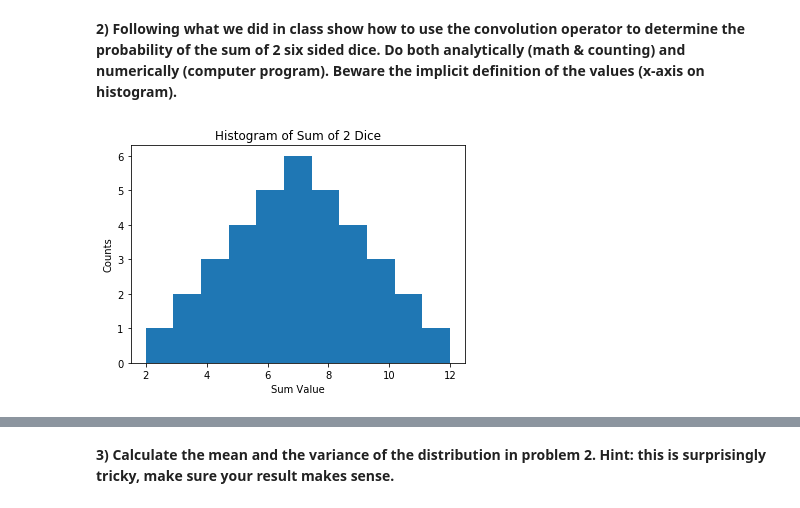
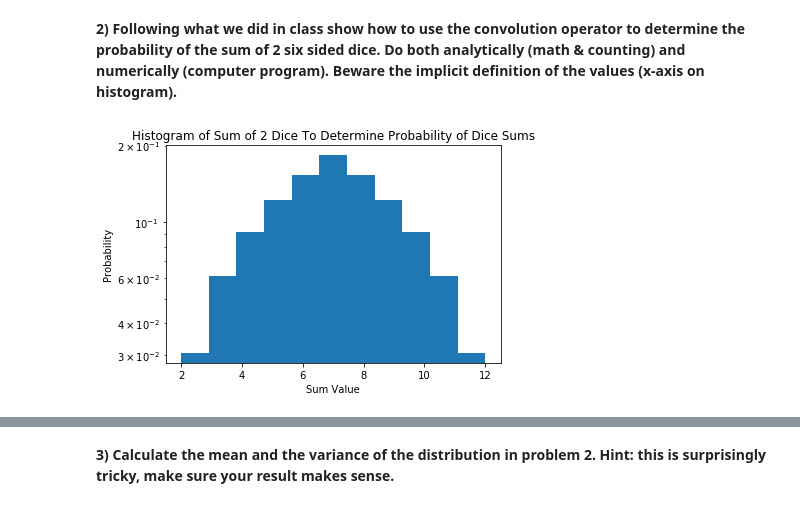
Before and after one commit to ecb49/burns_phys434, a Jupyter notebook: hw/Burns_HW2.ipynb, the cells around one changed output, grey strips where cells are left out. Cells and saved outputs as stored; diff of their text form; code cells hidden in the pictures.

```diff
--- a/hw/Burns_HW2.ipynb
+++ b/hw/Burns_HW2.ipynb
@@ -30,10 +30,11 @@ for a in range(6):
         val = n[a]+n[b]
         p.append(val)
 # %%
-plt.hist(p, density = False, bins=11)
+plt.hist(p, density = True, bins=11)
 plt.xlabel('Sum Value')
-plt.ylabel('Counts')
-plt.title('Histogram of Sum of 2 Dice')
+plt.ylabel('Probability')
+plt.title('Histogram of Sum of 2 Dice To Determine Probability of Dice Sums')
+plt.yscale('log')
 plt.show()
 # %% [output]
-[figure, old version]
+[figure, new version]
```
Also changed, not shown: parts of 3 cells of this notebook, 2 other files.
